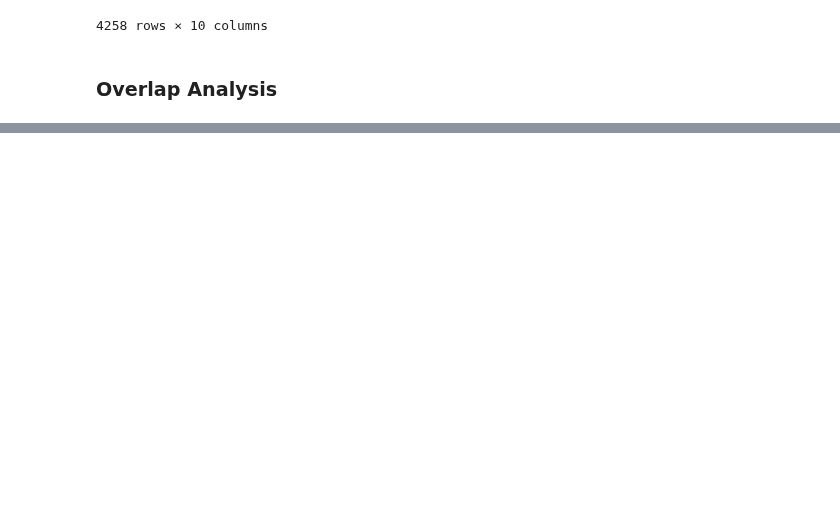
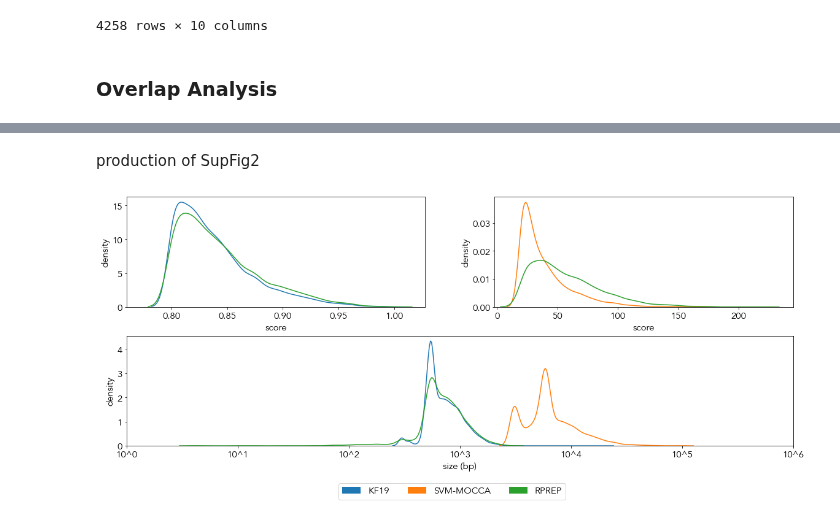
Before and after one commit to j-solor/Drosophila-miRNA-PcG-circuits, a Jupyter notebook: HCPREps_generation/HCPREps_generation.ipynb, the cells around one changed output, grey strips where cells are left out. Saved outputs shown, nothing was run; the diff lists cells and outputs as text; code cells hidden in the pictures; blank space fills up the shorter version.

```diff
--- a/HCPREps_generation/HCPREps_generation.ipynb
+++ b/HCPREps_generation/HCPREps_generation.ipynb
@@ -291,0 +291,55 @@ plt.show()
+# %% [markdown]
+production of SupFig2
+# %%
+# Plots
+## set the grid plot
+mpl.rcParams['font.family'] = 'Avenir'
+plt.rcParams.update({'font.size': 15})
+fig8 = plt.figure(constrained_layout=True, figsize=(16, 7))
+gs1 = fig8.add_gridspec(nrows=16, ncols=2, left=0.05, right=0.48, wspace=0.05)
+
+
+## Score KF19
+f8_ax1 = fig8.add_subplot(gs1[0:7, 0])
+sns.kdeplot(kf19["score"], label="KF19", shade= False, alpha = 1,color= "tab:blue", ax=f8_ax1)
+sns.kdeplot(RPREP["score_kf19"], label="RPREP", shade= False, alpha = 1,color= "tab:green", ax=f8_ax1)
+f8_ax1.set_xlabel("score")
+f8_ax1.set_ylabel("density")
+#f8_ax1.legend_.remove()
+f8_ax1.set_xlim(0.76)
+
+## Score SVM-MOCCA
+f8_ax2 = fig8.add_subplot(gs1[0:7, 1])
+sns.kdeplot(mocca["score"], label="SVM-MOCCA", shade= False, alpha = 1,color= "tab:orange", ax=f8_ax2)
+sns.kdeplot(RPREP["score_mocca"], label="RPREP", shade= False, alpha = 1,color= "tab:green", ax=f8_ax2)
+f8_ax2.set_xlabel("score")
+f8_ax2.set_ylabel("density")
+#f8_ax2.legend_.remove()
+f8_ax2.set_xlim(-2)
+
+## Size
+f8_ax3 = fig8.add_subplot(gs1[7:14, :])
+sns.kdeplot(np.log10(kf19["stop"]-kf19["start"]), label="KF19",
+            shade= False, alpha = 1,color= "tab:blue", ax = f8_ax3)
+
+sns.kdeplot(np.log10(mocca["stop"]-mocca["start"]), label="SVM-MOCCA",
+            shade= False, alpha = 1,color= "tab:orange", ax = f8_ax3)
+
+sns.kdeplot(np.log10(RPREP["stop"]-RPREP["start"]), label="RPREP",
+            shade= False, alpha = 1,color= "tab:green", ax = f8_ax3)
+
+f8_ax3.set_xlim(0)
+#f8_ax3.legend_.remove()
+f8_ax3.set_xticks(f8_ax3.get_xticks())
+f8_ax3.set_xticklabels(("10^%i"%(x)) for x in f8_ax3.get_xticks())
+f8_ax3.set_xlabel("size (bp)")
+f8_ax3.set_ylabel("density")
+
+
+handles, labels = f8_ax5.get_legend_handles_labels()
+fig8.legend(handles, labels, loc='lower center', ncol=3)
+
+plt.savefig("plots/PRE_distributions.png", dpi = 500, transparent = True)
+plt.show();
+# %% [output]
+[figure, added]
```
Also changed, not shown: parts of 1 cell of this notebook.
